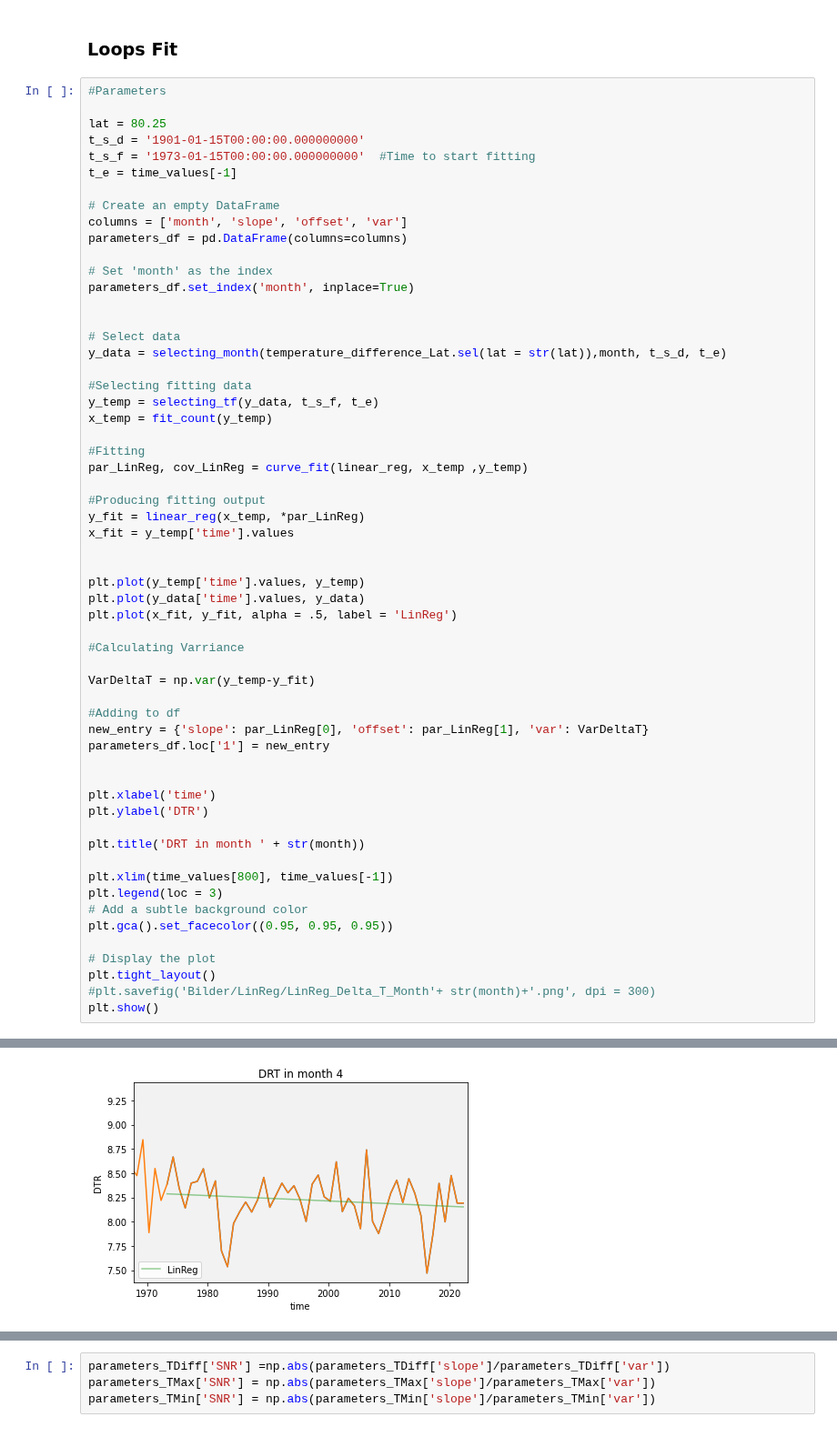
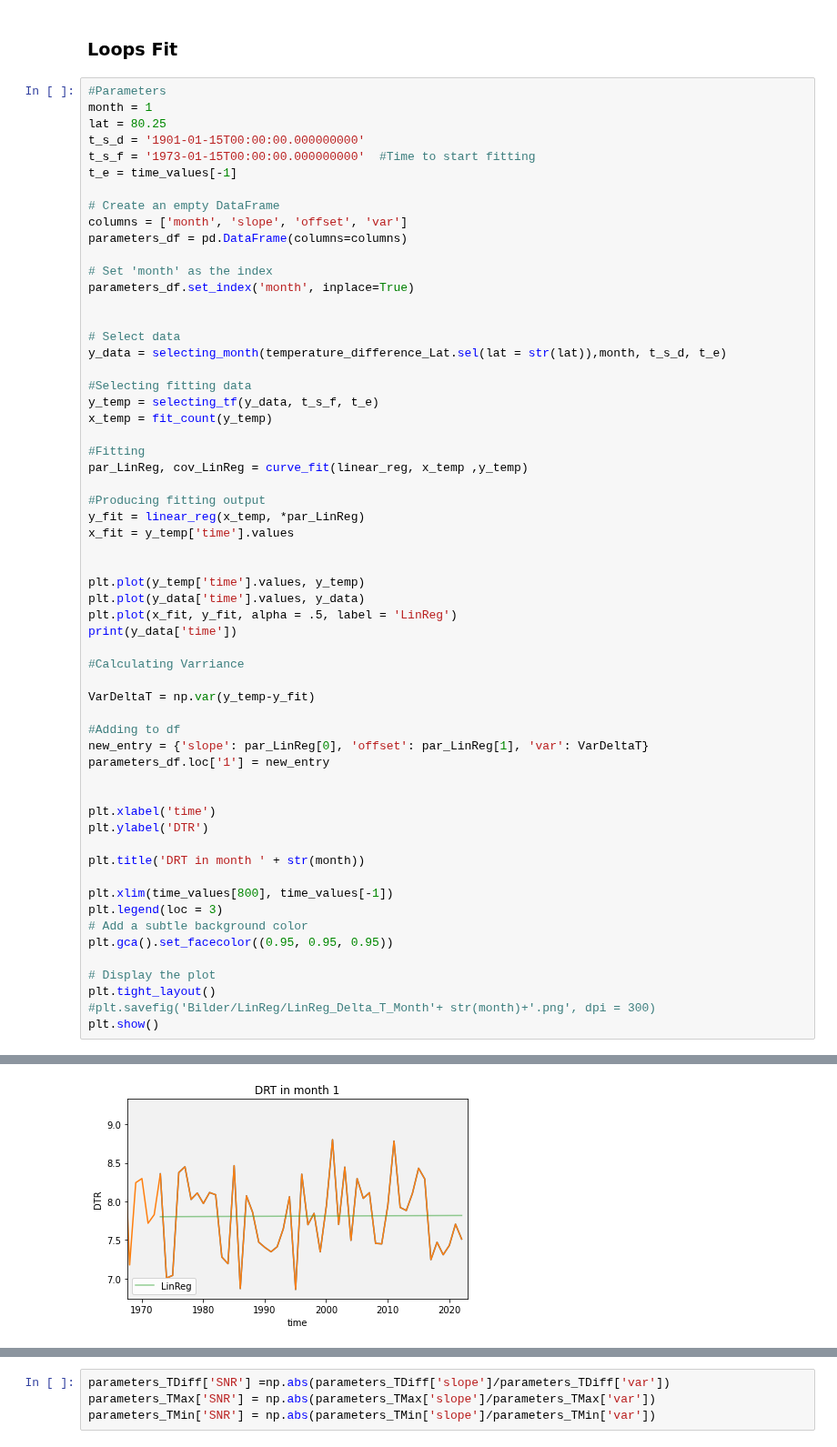
Before and after one commit to LeoausderDose/Praktikum_AWI, a Jupyter notebook: DNTFitNachJahreZeiten.ipynb, the cells around one changed output, grey strips where cells are left out. Shown at 91% size. Saved outputs shown, nothing was run; the diff lists cells and outputs as text.

```diff
--- a/DNTFitNachJahreZeiten.ipynb
+++ b/DNTFitNachJahreZeiten.ipynb
@@ -401,7 +401,7 @@ t1 = '1973-01-15T00:00:00.000000000'
 ### Loops Fit
 # %%
 #Parameters
-
+month = 1
 lat = 80.25
 t_s_d = '1901-01-15T00:00:00.000000000'
 t_s_f = '1973-01-15T00:00:00.000000000'  #Time to start fitting
@@ -433,6 +433,7 @@ x_fit = y_temp['time'].values
 plt.plot(y_temp['time'].values, y_temp)
 plt.plot(y_data['time'].values, y_data)
 plt.plot(x_fit, y_fit, alpha = .5, label = 'LinReg')
+print(y_data['time'])
 
 #Calculating Varriance
 
@@ -461,4 +479,4 @@ plt.show()
-[figure, old version]
+[figure, new version]
 # %%
 #Parameters
 t_s_d = '1901-01-15T00:00:00.000000000'
```
Also changed, not shown: parts of 3 cells of this notebook, 14 other files.
